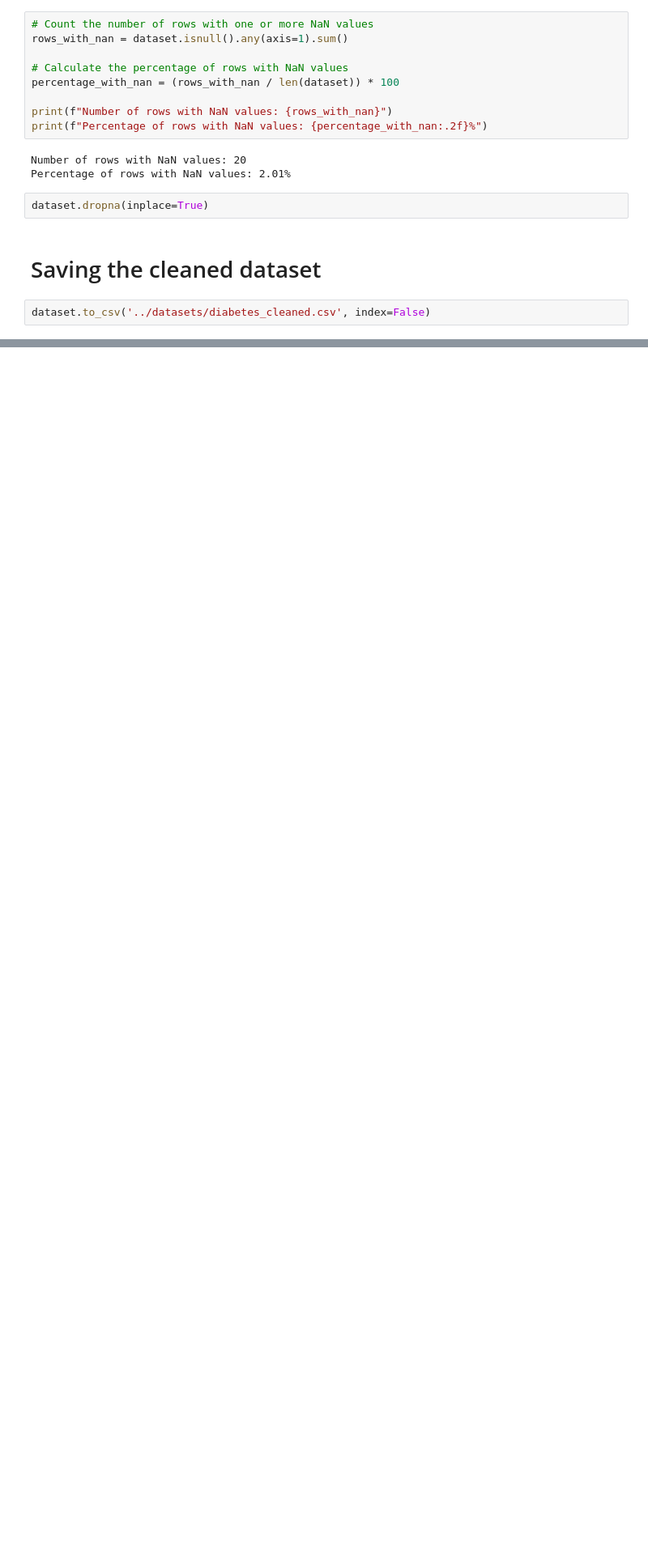
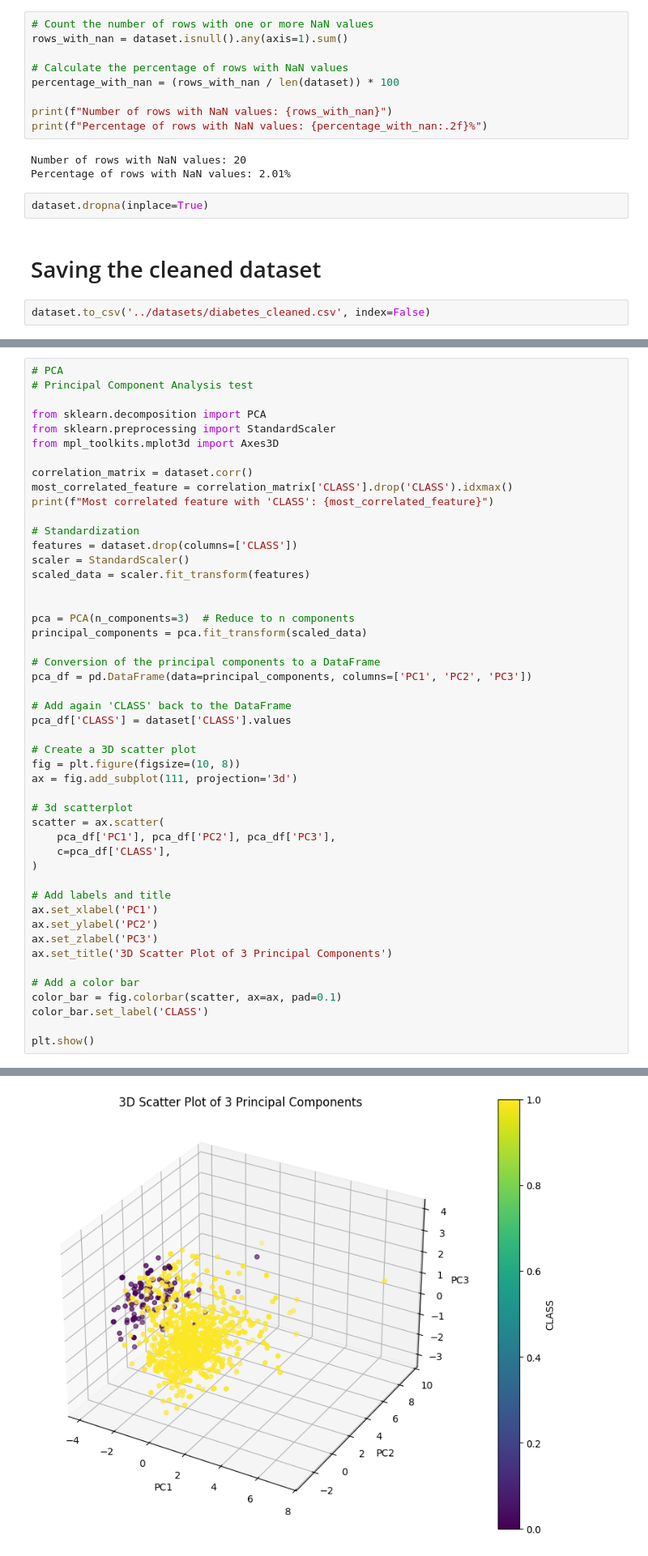
Before and after one commit to tbimbato/Diabetes-Dataset-EDA-and-prediction, a Jupyter notebook: notebooks/EDA.ipynb, the cells around one changed output, grey strips where cells are left out. Shown at 81% size. Cells and saved outputs as stored; diff of their text form; blank space fills up the shorter version.

Commit message:
Added PCA test in notebook (not to be included in streamlit webapp)

```diff
--- a/notebooks/EDA.ipynb
+++ b/notebooks/EDA.ipynb
@@ -530,3 +530,52 @@ sns.heatmap(dataset.corr(), annot=True, fmt=".2f", cmap="coolwarm", ax=ax)
 # %% [output]
 <Axes: >
 [figure]
+# %%
+# PCA
+# Principal Component Analysis test
+
+from sklearn.decomposition import PCA
+from sklearn.preprocessing import StandardScaler
+from mpl_toolkits.mplot3d import Axes3D
+
+correlation_matrix = dataset.corr()
+most_correlated_feature = correlation_matrix['CLASS'].drop('CLASS').idxmax()
+print(f"Most correlated feature with 'CLASS': {most_correlated_feature}")
+
+# Standardization
+features = dataset.drop(columns=['CLASS'])
+scaler = StandardScaler()
+scaled_data = scaler.fit_transform(features)
+
+
+pca = PCA(n_components=3)  # Reduce to n components
+principal_components = pca.fit_transform(scaled_data)
+
+# Conversion of the principal components to a DataFrame
+pca_df = pd.DataFrame(data=principal_components, columns=['PC1', 'PC2', 'PC3'])
+
+# Add again 'CLASS' back to the DataFrame
+pca_df['CLASS'] = dataset['CLASS'].values
+
+# Create a 3D scatter plot
+fig = plt.figure(figsize=(10, 8))
+ax = fig.add_subplot(111, projection='3d')
+
+# 3d scatterplot
+scatter = ax.scatter(
+    pca_df['PC1'], pca_df['PC2'], pca_df['PC3'],
+    c=pca_df['CLASS'],
+)
+
+# Add labels and title
+ax.set_xlabel('PC1')
+ax.set_ylabel('PC2')
+ax.set_zlabel('PC3')
+ax.set_title('3D Scatter Plot of 3 Principal Components')
+
+# Add a color bar
+color_bar = fig.colorbar(scatter, ax=ax, pad=0.1)
+color_bar.set_label('CLASS')
+
+plt.show()
+# %% [output]
@@ -532,0 +583 @@ sns.heatmap(dataset.corr(), annot=True, fmt=".2f", cmap="coolwarm", ax=ax)
+[figure, added]
```
Also changed, not shown: parts of 1 cell of this notebook, 1 other file.
